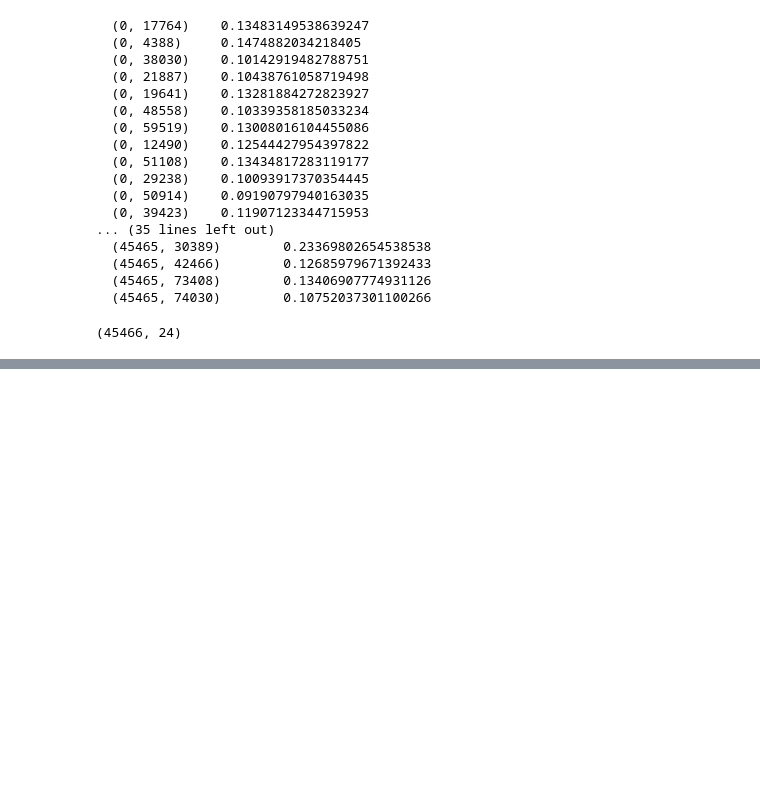
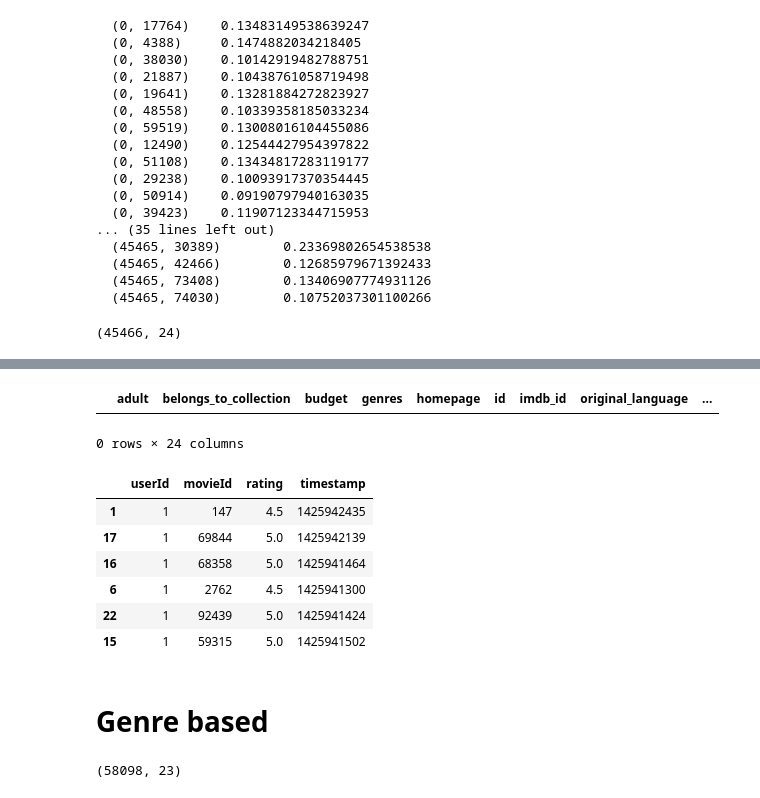
Before and after one commit to tomwinnington/recommender, a Jupyter notebook: recommenders.ipynb, the cells around one changed output, grey strips where cells are left out. Cells and saved outputs as stored; diff of their text form; code cells hidden in the pictures; blank space fills up the shorter version.

```diff
--- a/recommenders.ipynb
+++ b/recommenders.ipynb
@@ -166,0 +241,17 @@ metadata.shape
+# %%
+metadata.loc[metadata['id'] == '69844']
+# %% [output]
+|  | adult | belongs_to_collection | budget | genres | homepage | id | imdb_id | original_language | ... |
+0 rows × 24 columns
+# %%
+train.loc[train['userId'] == 1]
+# %% [output]
+|  | userId | movieId | rating | timestamp |
+| 1 | 1 | 147 | 4.5 | 1425942435 |
+| 17 | 1 | 69844 | 5.0 | 1425942139 |
+| 16 | 1 | 68358 | 5.0 | 1425941464 |
+| 6 | 1 | 2762 | 4.5 | 1425941300 |
+| 22 | 1 | 92439 | 5.0 | 1425941424 |
+| 15 | 1 | 59315 | 5.0 | 1425941502 |
+# %% [markdown]
+# Genre based
@@ -166,0 +267,8 @@ metadata.shape
+# %%
+tfidf = TfidfVectorizer(stop_words='english')
+
+tfidf_matrix = tfidf.fit_transform(genres['genres'])
+
+tfidf_matrix.shape
+# %% [output]
+(58098, 23)
```
Also changed, not shown: parts of 25 cells of this notebook.
